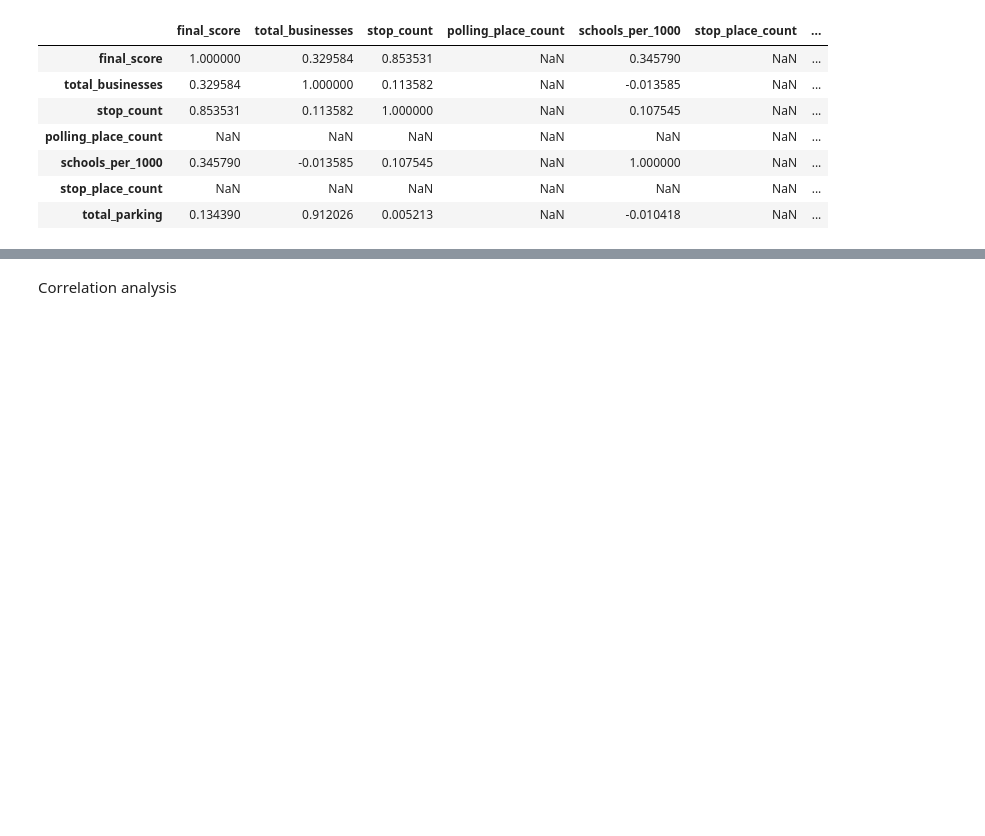
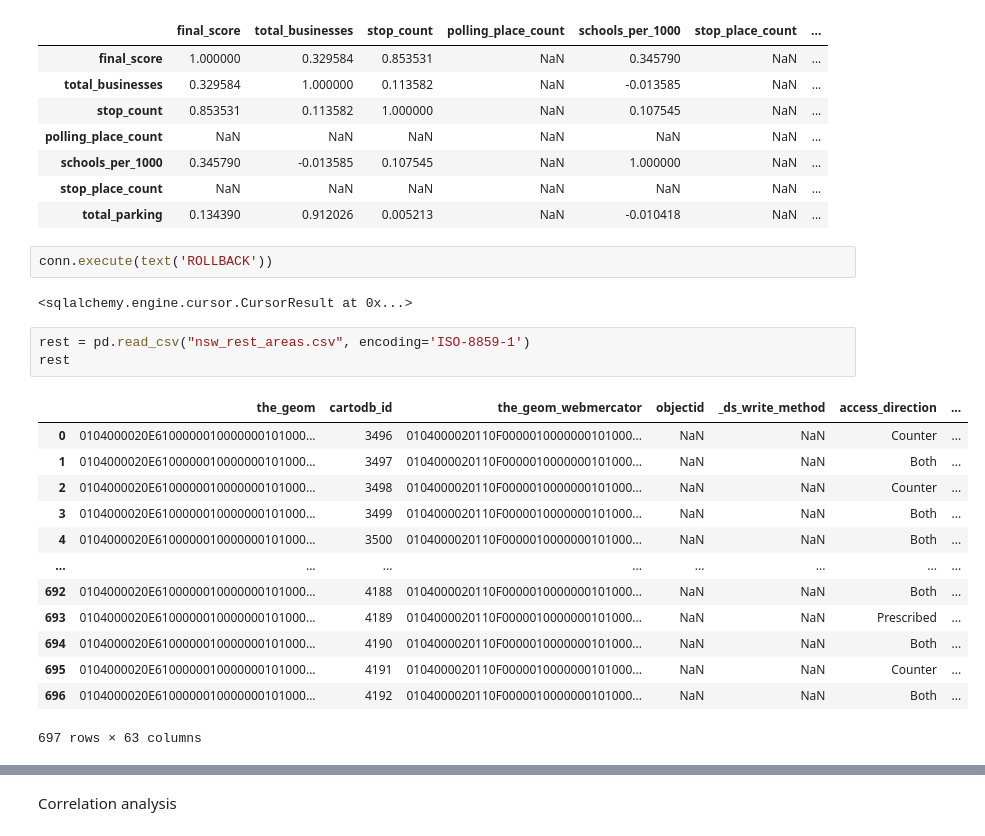
Before and after one commit to Loki4099/data2001_assignment, a Jupyter notebook: final_assignment.ipynb, the cells around one changed output, grey strips where cells are left out. Cells and saved outputs as stored; diff of their text form; blank space fills up the shorter version.

```diff
--- a/final_assignment.ipynb
+++ b/final_assignment.ipynb
@@ -2051,3 +2009,24 @@ corr_df
 | schools_per_1000 | 0.345790 | -0.013585 | 0.107545 | NaN | 1.000000 | NaN | ... |
 | stop_place_count | NaN | NaN | NaN | NaN | NaN | NaN | ... |
 | total_parking | 0.134390 | 0.912026 | 0.005213 | NaN | -0.010418 | NaN | ... |
+# %%
+conn.execute(text('ROLLBACK'))
+# %% [output]
+<sqlalchemy.engine.cursor.CursorResult at 0x...>
+# %%
+rest = pd.read_csv("nsw_rest_areas.csv", encoding='ISO-8859-1')
+rest
+# %% [output]
+|  | the_geom | cartodb_id | the_geom_webmercator | objectid | _ds_write_method | access_direction | ... |
+| 0 | 0104000020E6100000010000000101000... | 3496 | 0104000020110F0000010000000101000... | NaN | NaN | Counter | ... |
+| 1 | 0104000020E6100000010000000101000... | 3497 | 0104000020110F0000010000000101000... | NaN | NaN | Both | ... |
+| 2 | 0104000020E6100000010000000101000... | 3498 | 0104000020110F0000010000000101000... | NaN | NaN | Counter | ... |
+| 3 | 0104000020E6100000010000000101000... | 3499 | 0104000020110F0000010000000101000... | NaN | NaN | Both | ... |
+| 4 | 0104000020E6100000010000000101000... | 3500 | 0104000020110F0000010000000101000... | NaN | NaN | Both | ... |
+| ... | ... | ... | ... | ... | ... | ... | ... |
+| 692 | 0104000020E6100000010000000101000... | 4188 | 0104000020110F0000010000000101000... | NaN | NaN | Both | ... |
+| 693 | 0104000020E6100000010000000101000... | 4189 | 0104000020110F0000010000000101000... | NaN | NaN | Prescribed | ... |
+| 694 | 0104000020E6100000010000000101000... | 4190 | 0104000020110F0000010000000101000... | NaN | NaN | Both | ... |
+| 695 | 0104000020E6100000010000000101000... | 4191 | 0104000020110F0000010000000101000... | NaN | NaN | Counter | ... |
+| 696 | 0104000020E6100000010000000101000... | 4192 | 0104000020110F0000010000000101000... | NaN | NaN | Both | ... |
+697 rows × 63 columns
```
Also changed, not shown: parts of 22 cells of this notebook.
